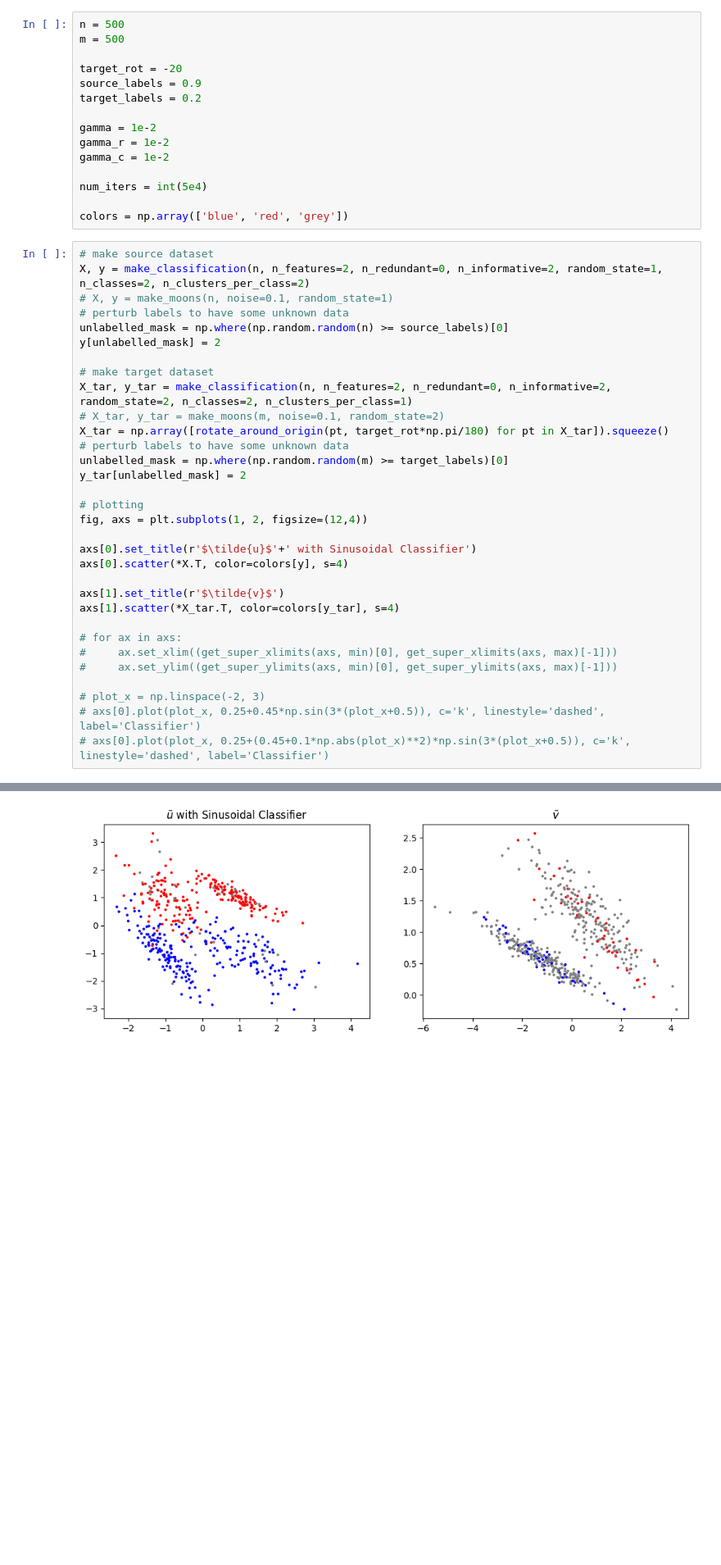
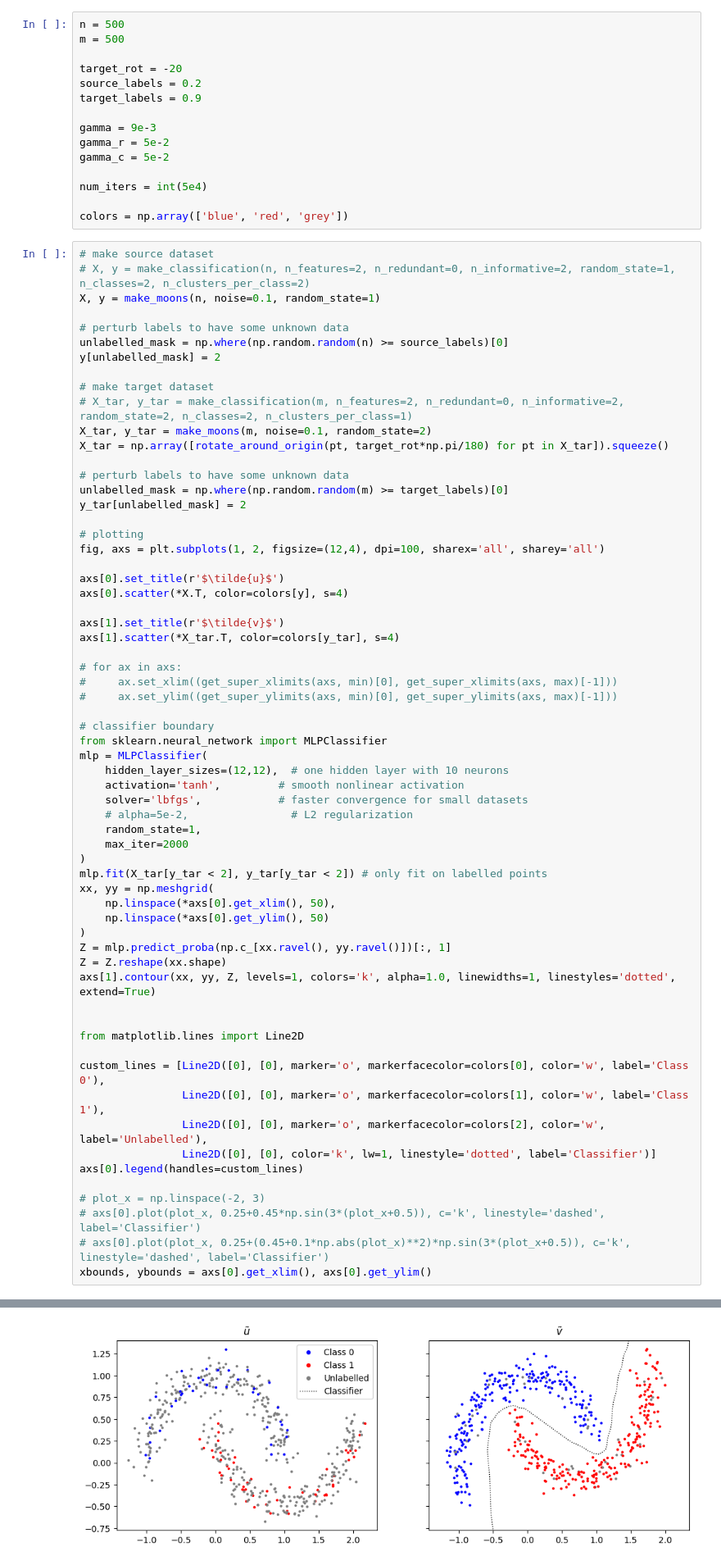
Before and after one commit to Langbridge/constrained-ot, a Jupyter notebook: first-paper/twomoons.ipynb, the cells around one changed output, grey strips where cells are left out. Shown at 82% size. Saved outputs shown, nothing was run; the diff lists cells and outputs as text; blank space fills up the shorter version.

```diff
--- a/first-paper/twomoons.ipynb
+++ b/first-paper/twomoons.ipynb
@@ -47,36 +47,38 @@ n = 500
 m = 500
 
 target_rot = -20
-source_labels = 0.9
-target_labels = 0.2
+source_labels = 0.2
+target_labels = 0.9
 
-gamma = 1e-2
-gamma_r = 1e-2
-gamma_c = 1e-2
+gamma = 9e-3
+gamma_r = 5e-2
+gamma_c = 5e-2
 
 num_iters = int(5e4)
 
 colors = np.array(['blue', 'red', 'grey'])
 # %%
 # make source dataset
-X, y = make_classification(n, n_features=2, n_redundant=0, n_informative=2, random_state=1, n_classes=2, n_clusters_per_class=2)
-# X, y = make_moons(n, noise=0.1, random_state=1)
+# X, y = make_classification(n, n_features=2, n_redundant=0, n_informative=2, random_state=1, n_classes=2, n_clusters_per_class=2)
+X, y = make_moons(n, noise=0.1, random_state=1)
+
 # perturb labels to have some unknown data
 unlabelled_mask = np.where(np.random.random(n) >= source_labels)[0]
 y[unlabelled_mask] = 2
 
 # make target dataset
-X_tar, y_tar = make_classification(n, n_features=2, n_redundant=0, n_informative=2, random_state=2, n_classes=2, n_clusters_per_class=1)
-# X_tar, y_tar = make_moons(m, noise=0.1, random_state=2)
+# X_tar, y_tar = make_classification(m, n_features=2, n_redundant=0, n_informative=2, random_state=2, n_classes=2, n_clusters_per_class=1)
+X_tar, y_tar = make_moons(m, noise=0.1, random_state=2)
 X_tar = np.array([rotate_around_origin(pt, target_rot*np.pi/180) for pt in X_tar]).squeeze()
+
 # perturb labels to have some unknown data
 unlabelled_mask = np.where(np.random.random(m) >= target_labels)[0]
 y_tar[unlabelled_mask] = 2
 
 # plotting
-fig, axs = plt.subplots(1, 2, figsize=(12,4))
+fig, axs = plt.subplots(1, 2, figsize=(12,4), dpi=100, sharex='all', sharey='all')
 
-axs[0].set_title(r'$\tilde{u}$'+' with Sinusoidal Classifier')
+axs[0].set_title(r'$\tilde{u}$')
 axs[0].scatter(*X.T, color=colors[y], s=4)
 
 axs[1].set_title(r'$\tilde{v}$')
@@ -86,7 +88,36 @@ axs[1].scatter(*X_tar.T, color=colors[y_tar], s=4)
 #     ax.set_xlim((get_super_xlimits(axs, min)[0], get_super_xlimits(axs, max)[-1]))
 #     ax.set_ylim((get_super_ylimits(axs, min)[0], get_super_ylimits(axs, max)[-1]))
 
+# classifier boundary
+from sklearn.neural_network import MLPClassifier
+mlp = MLPClassifier(
+    hidden_layer_sizes=(12,12),  # one hidden layer with 10 neurons
+    activation='tanh',         # smooth nonlinear activation
+    solver='lbfgs',            # faster convergence for small datasets
+    # alpha=5e-2,                # L2 regularization
+    random_state=1,
+    max_iter=2000
+)
+mlp.fit(X_tar[y_tar < 2], y_tar[y_tar < 2]) # only fit on labelled points
+xx, yy = np.meshgrid(
+    np.linspace(*axs[0].get_xlim(), 50),
+    np.linspace(*axs[0].get_ylim(), 50)
+)
+Z = mlp.predict_proba(np.c_[xx.ravel(), yy.ravel()])[:, 1]
+Z = Z.reshape(xx.shape)
+axs[1].contour(xx, yy, Z, levels=1, colors='k', alpha=1.0, linewidths=1, linestyles='dotted', extend=True)
+
+
+from matplotlib.lines import Line2D
+
+custom_lines = [Line2D([0], [0], marker='o', markerfacecolor=colors[0], color='w', label='Class 0'),
+                Line2D([0], [0], marker='o', markerfacecolor=colors[1], color='w', label='Class 1'),
+                Line2D([0], [0], marker='o', markerfacecolor=colors[2], color='w', label='Unlabelled'),
+                Line2D([0], [0], color='k', lw=1, linestyle='dotted', label='Classifier')]
+axs[0].legend(handles=custom_lines)
+
 # plot_x = np.linspace(-2, 3)
 # axs[0].plot(plot_x, 0.25+0.45*np.sin(3*(plot_x+0.5)), c='k', linestyle='dashed', label='Classifier')
 # axs[0].plot(plot_x, 0.25+(0.45+0.1*np.abs(plot_x)**2)*np.sin(3*(plot_x+0.5)), c='k', linestyle='dashed', label='Classifier')
+xbounds, ybounds = axs[0].get_xlim(), axs[0].get_ylim()
 # %% [output]
@@ -94,4 +124,4 @@ axs[1].scatter(*X_tar.T, color=colors[y_tar], s=4)
-[figure, old version]
+[figure, new version]
 # %%
 from src.utils.solvers import SoftBregman, LogStabilised_SoftBregman
 
```
Also changed, not shown: parts of 8 cells of this notebook, 3 other files.
